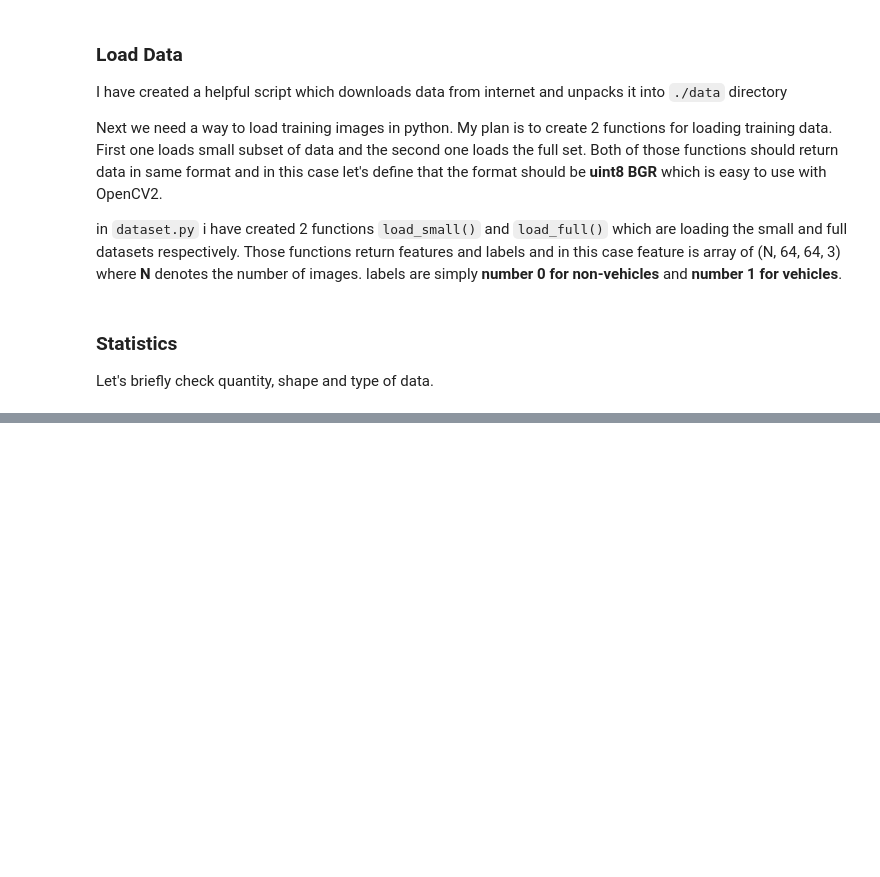
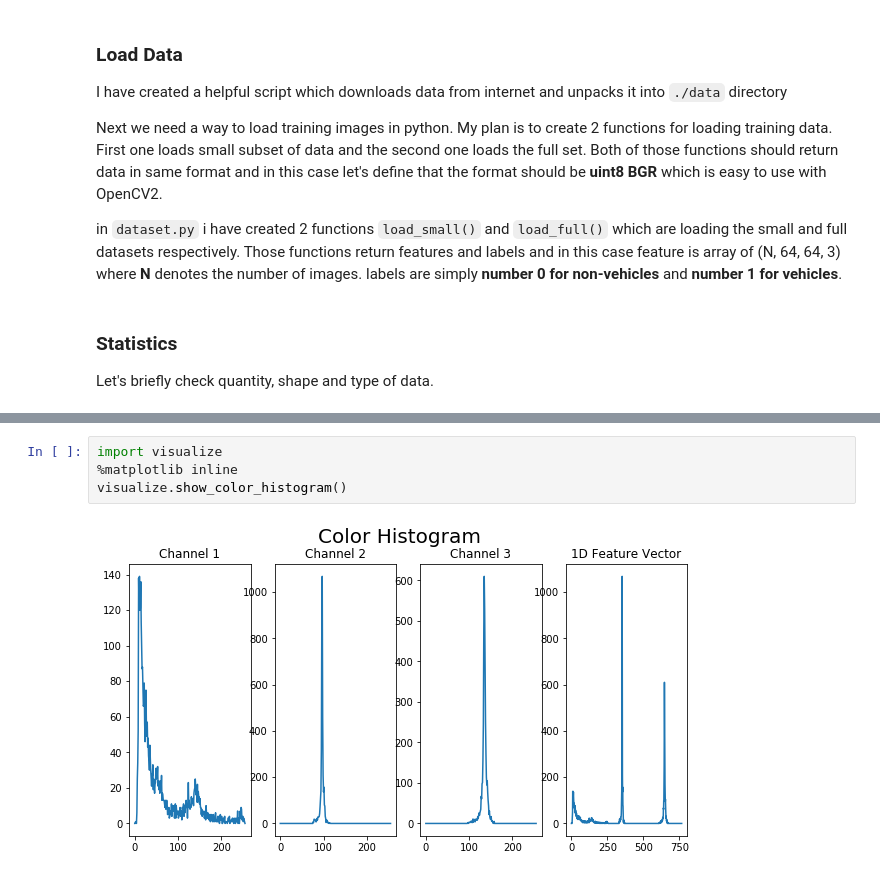
Before and after one commit to llahti/CarND-Vehicle-Detection, a Jupyter notebook: report.ipynb, the cells around one changed output, grey strips where cells are left out. Saved outputs shown, nothing was run; the diff lists cells and outputs as text; blank space fills up the shorter version.

```diff
--- a/report.ipynb
+++ b/report.ipynb
@@ -111,0 +269,6 @@ scaled_X = X_scaler.transform(features)
+# %%
+import visualize
+%matplotlib inline
+visualize.show_color_histogram()
+# %% [output]
+[figure, added]
```
Also changed, not shown: parts of 12 cells of this notebook.
